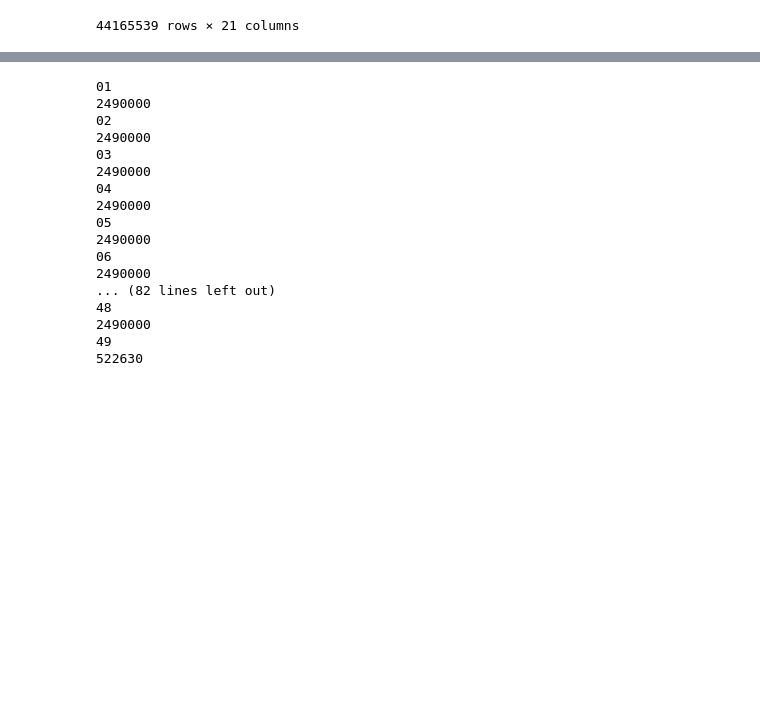
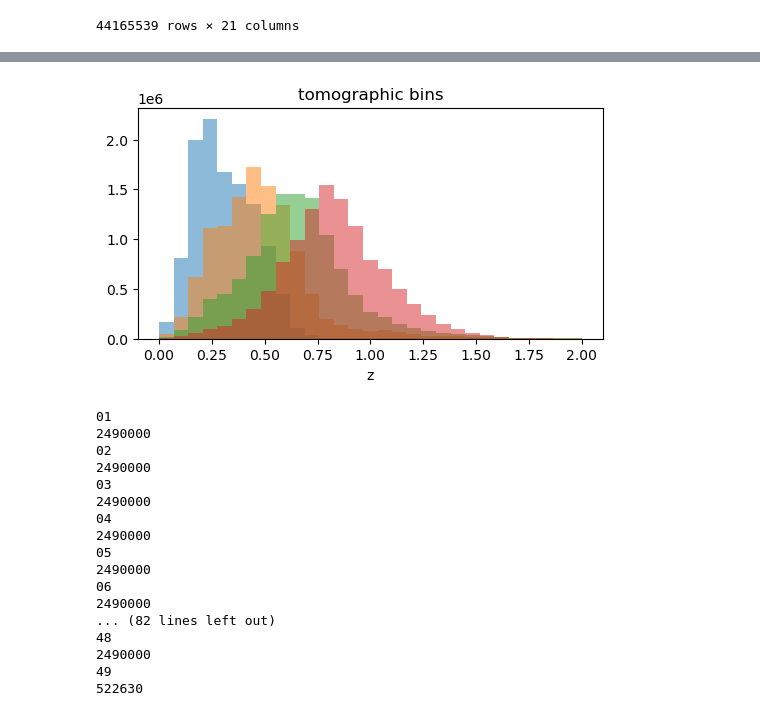
Before and after one commit to rbgdet/CSPZ, a Jupyter notebook: notebooks/TomoBins_BPZSOM.ipynb, the cells around one changed output, grey strips where cells are left out. Saved outputs shown, nothing was run; the diff lists cells and outputs as text; code cells hidden in the pictures; blank space fills up the shorter version.

```diff
--- a/notebooks/TomoBins_BPZSOM.ipynb
+++ b/notebooks/TomoBins_BPZSOM.ipynb
@@ -199,3 +261,14 @@ plt.show()
+# %%
+plt.figure(figsize=(6,3))
+plt.title('tomographic bins')
+plt.xlabel('z')
+for zsamp in zsamps:
+#     zsamp = df['Z_SAMP'][np.isin(df['cells'], mask)]
+#     zsamps.append(zsamp)
+    plt.hist(zsamp, alpha=.5, bins=np.linspace(0,2,30))
+plt.show()
+# %% [output]
+[figure, added]
 # %%
 fnames1.remove('/project2/chihway/raulteixeira/data/BPZ_bdf/hdfn_gen/CWWSB4/BPZ_BDF_HDFN_CWWSB4_ALL_v2.h5')
 # %%
```
Also changed, not shown: parts of 26 cells of this notebook, 35 other files.
